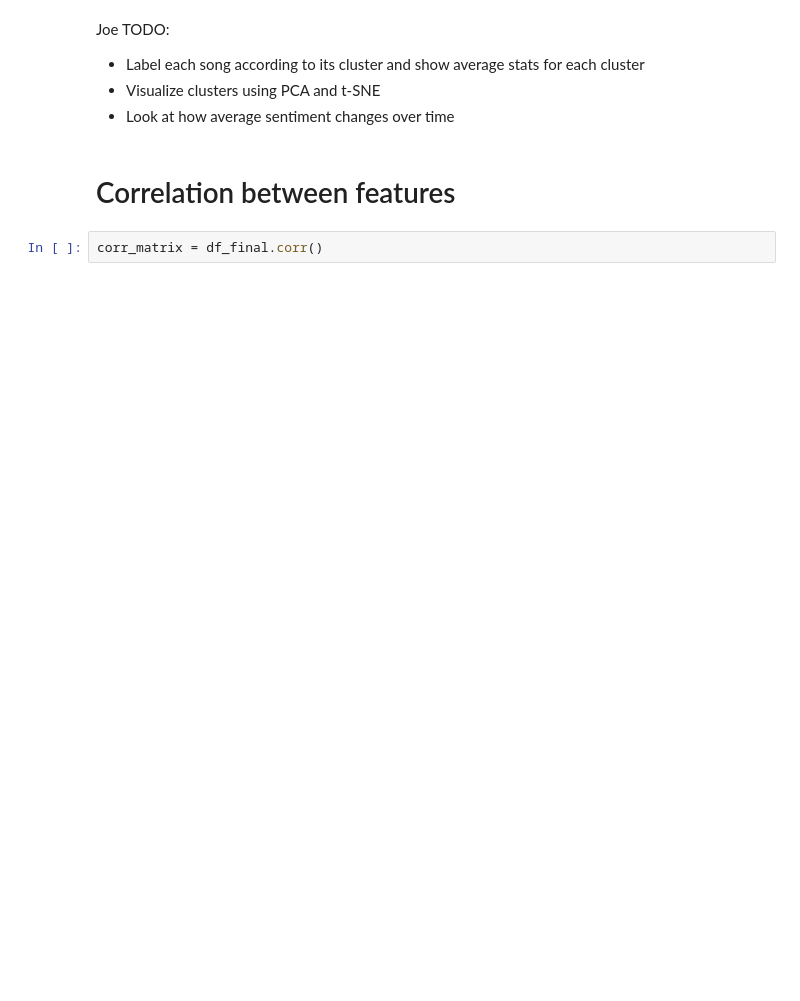
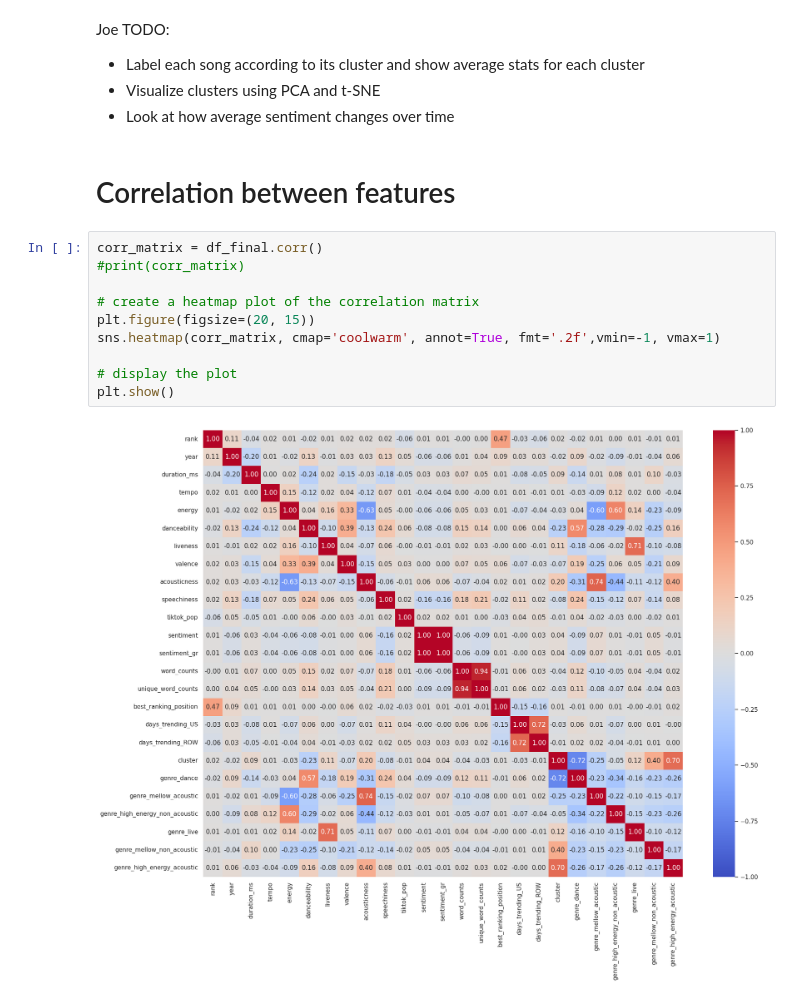
Before and after one commit to Joseph-Willem-Ricci/5450-final-project, a Jupyter notebook: CIS5450_Project.ipynb, the cells around one changed output. Saved outputs shown, nothing was run; the diff lists cells and outputs as text; blank space fills up the shorter version.

```diff
--- a/CIS5450_Project.ipynb
+++ b/CIS5450_Project.ipynb
@@ -1361,5 +1492,15 @@ Joe TODO:
 - Look at how average sentiment changes over time
 # %% [markdown]
 # Correlation between features
-# %%
-corr_matrix = df_final.corr()
+# %%
+corr_matrix = df_final.corr()
+#print(corr_matrix)
+
+# create a heatmap plot of the correlation matrix
+plt.figure(figsize=(20, 15))
+sns.heatmap(corr_matrix, cmap='coolwarm', annot=True, fmt='.2f',vmin=-1, vmax=1)
+
+# display the plot
+plt.show()
+# %% [output]
+[figure, added]
```
Also changed, not shown: parts of 24 cells of this notebook.
